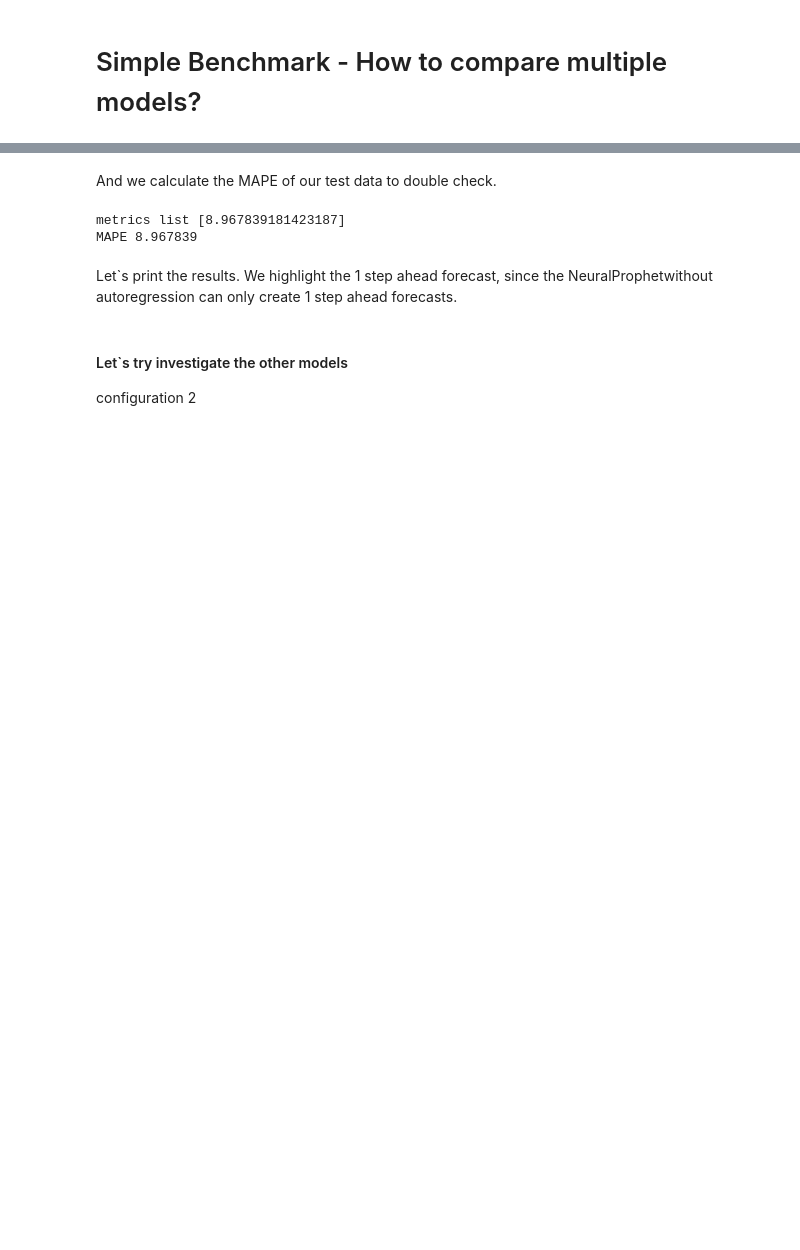
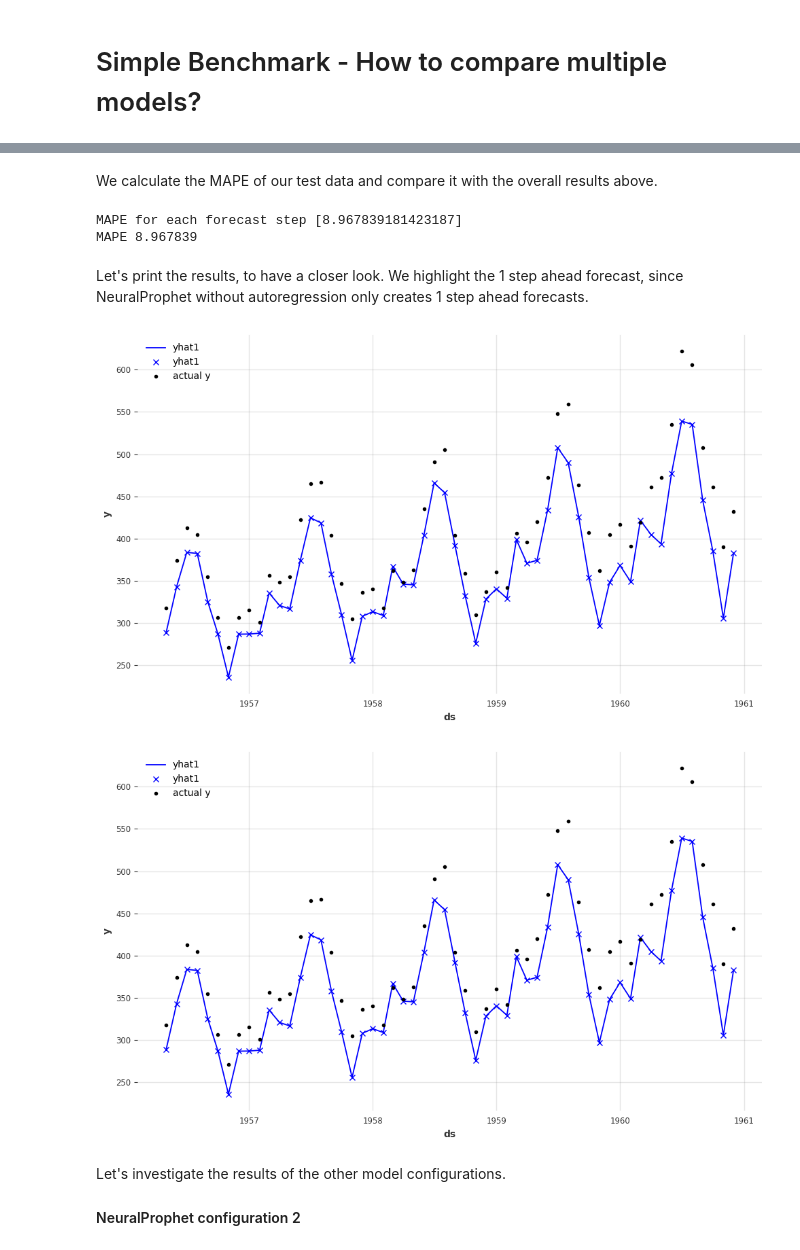
Before and after one commit to ourownstory/test-of-time, a Jupyter notebook: tutorials/SimpleBenchmark.ipynb, the cells around one changed output, grey strips where cells are left out. Cells and saved outputs as stored; diff of their text form; code cells hidden in the pictures; blank space fills up the shorter version.

```diff
--- a/tutorials/SimpleBenchmark.ipynb
+++ b/tutorials/SimpleBenchmark.ipynb
@@ -153,7 +189,7 @@ def _tot_split_df(df, n_lags, test_percentage):
     df_val = df.copy(deep=True).iloc[split_idx_val:].reset_index(drop=True)
     return df_train, df_val
 # %%
-def tot_split_df(df, n_lags, test_percentage=0.25, local_split=False):
+def split_df(df, n_lags, test_percentage=0.25, local_split=False):
     """Splits timeseries df into train and validation sets.
 
     Prevents overbleed of targets. Overbleed of inputs can be configured.
@@ -165,12 +201,8 @@ def tot_split_df(df, n_lags, test_percentage=0.25, local_split=False):
             dataframe containing column ``ds``, ``y``, and optionally``ID`` with all data
         n_lags : int
             identical to NeuralProphet
-        n_forecasts : int
-            identical to NeuralProphet
         test_percentage : float, int
             fraction (0,1) of data to use for holdout validation set, or number of validation samples >1
-        inputs_overbleed : bool
-            Whether to allow last training targets to be first validation inputs (never targets)
         local_split : bool
             when set to true, each episode from a  dataframes will be split locally
 
@@ -186,16 +218,16 @@ def tot_split_df(df, n_lags, test_percentage=0.25, local_split=False):
     df_val = pd.DataFrame()
     if local_split:
         for df_name, df_i in df.groupby("ID"):
-            df_t, df_v = _tot_split_df(df_i, n_lags, test_percentage)
+            df_t, df_v = _split_df(df_i, n_lags, test_percentage)
             df_train = pd.concat((df_train, df_t.copy(deep=True)), ignore_index=True)
             df_val = pd.concat((df_val, df_v.copy(deep=True)), ignore_index=True)
     else:
         if len(df["ID"].unique()) == 1:
             for df_name, df_i in df.groupby("ID"):
-                df_train, df_val = _tot_split_df(df_i, n_lags, test_percentage)
+                df_train, df_val = _split_df(df_i, n_lags, test_percentage)
 
     # df_train and df_val are returned as pd.DataFrames
     return df_train, df_val
 # %%
-df_train_air, df_test_air = tot_split_df(df=air_passengers_df, n_lags=9, test_percentage=0.40, local_split=False)
-df_train_air_1step, df_test_air_1step = tot_split_df(df=air_passengers_df, n_lags=0, test_percentage=0.40, local_split=False)
+df_train_air, df_test_air = split_df(df=df_air_passengers, n_lags=9, test_percentage=0.40, local_split=False)
+df_train_air_1step, df_test_air_1step = split_df(df=df_air_passengers, n_lags=0, test_percentage=0.40, local_split=False)
@@ -204,6 +238,6 @@ We instantiate the 1st configuration of NeuralProphet with the same hyperparamet
 # %%
 set_random_seed(42)
-model = NeuralProphetModel.model_class(
+m = NeuralProphetModel.model_class(
     n_forecasts=1,
     seasonality_mode=SEASONALITY_MODE,
     yearly_seasonality=True,
@@ -215,8 +249,8 @@ We fit and predict the model
 # %%
-metrics_train = model.fit(df=df_train_air_1step, freq="MS", minimal=True)
-forecast = model.predict(df=df_test_air_1step)
+metrics_train = m.fit(df=df_train_air_1step, freq="MS", minimal=True)
+forecast = m.predict(df=df_test_air_1step)
 # %% [markdown]
-And we calculate the MAPE of our test data to double check.
+We calculate the MAPE of our test data and compare it with the overall results above.
 # %%
 def calc_MAPE(predictions, truth):
     metric_test_list = []
@@ -232,20 +266,21 @@ def calc_MAPE(predictions, truth):
     MAPE = np.nanmean(metric_test_list, dtype="float32")
     return MAPE, metric_test_list
 # %%
-MAPE, metric_test_list = calc_MAPE(forecast, df_test_air_1step)
-print('metrics list', metric_test_list)
+MAPE, test_metrics_list = calc_MAPE(forecast, df_test_air_1step)
+print('MAPE for each forecast step', test_metrics_list)
 print('MAPE', MAPE)
 # %% [output]
-metrics list [8.967839181423187]
+MAPE for each forecast step [8.967839181423187]
 MAPE 8.967839
 # %% [markdown]
-Let`s print the results. We highlight the 1 step ahead forecast, since the NeuralProphetwithout autoregression
-can only create 1 step ahead forecasts.
+Let's print the results, to have a closer look. We highlight the 1 step ahead forecast, since NeuralProphet without autoregression only creates 1 step ahead forecasts.
 # %%
-fig = model.plot(forecast, plotting_backend='matplotlib', forecast_in_focus=1)
-fig.show()
+m.plot(forecast, plotting_backend='plotly', forecast_in_focus=1)
+# %% [output]
+[figure, added]
+[figure, added]
 # %% [markdown]
-#### Let`s try investigate the other models
-configuration 2
+Let's  investigate the results of the other model configurations.
+#### NeuralProphet configuration 2
 # %%
 set_random_seed(42)
```
Also changed, not shown: parts of 106 cells of this notebook.
